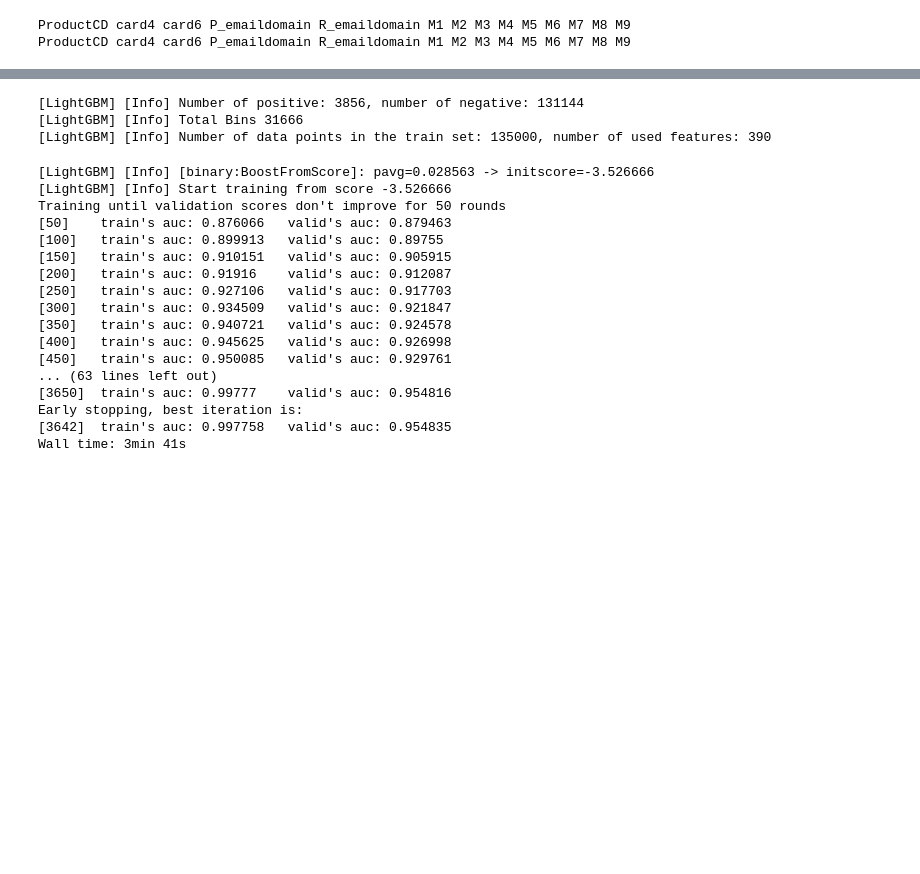
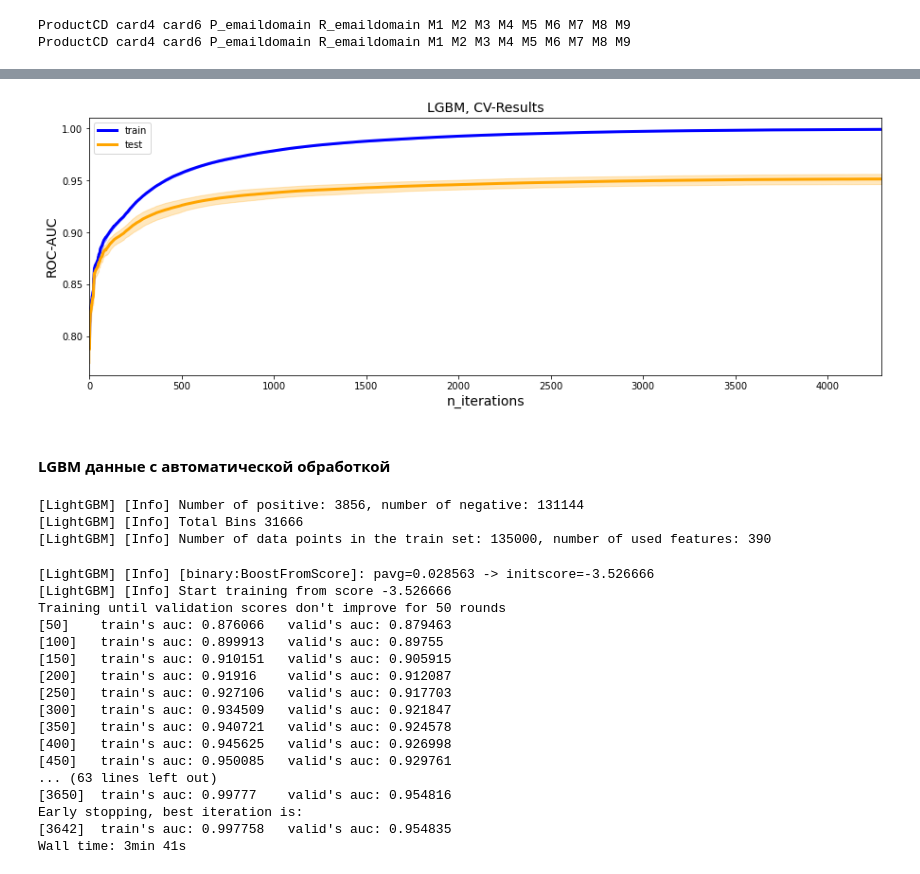
Before and after one commit to VokiVon-P/GB_Kaggle, a Jupyter notebook: notebooks/02_Boosting_Algos.ipynb, the cells around one changed output, grey strips where cells are left out. Cells and saved outputs as stored; diff of their text form; code cells hidden in the pictures; blank space fills up the shorter version.

```diff
--- a/notebooks/02_Boosting_Algos.ipynb
+++ b/notebooks/02_Boosting_Algos.ipynb
@@ -482,3 +495,7 @@ lgbm_valid = make_categoty_type(x_valid)
 # %% [output]
 ProductCD card4 card6 P_emaildomain R_emaildomain M1 M2 M3 M4 M5 M6 M7 M8 M9
 ProductCD card4 card6 P_emaildomain R_emaildomain M1 M2 M3 M4 M5 M6 M7 M8 M9
+# %%
+%%time
+# кросвалидация
+cv_lgbm_prep = cv_lgbm(params, prep_train, y_train)
@@ -485,3 +520,9 @@ ProductCD card4 card6 P_emaildomain R_emaildomain M1 M2 M3 M4 M5 M6 M7 M8 M9
+# %%
+plotLgbmResult(cv_lgbm_prep)
+# %% [output]
+[figure, added]
+# %% [markdown]
+#### LGBM данные с автоматической обработкой
 # %%
 %%time
 # сырые данные с автоматической обработкой
```
Also changed, not shown: parts of 23 cells of this notebook.
